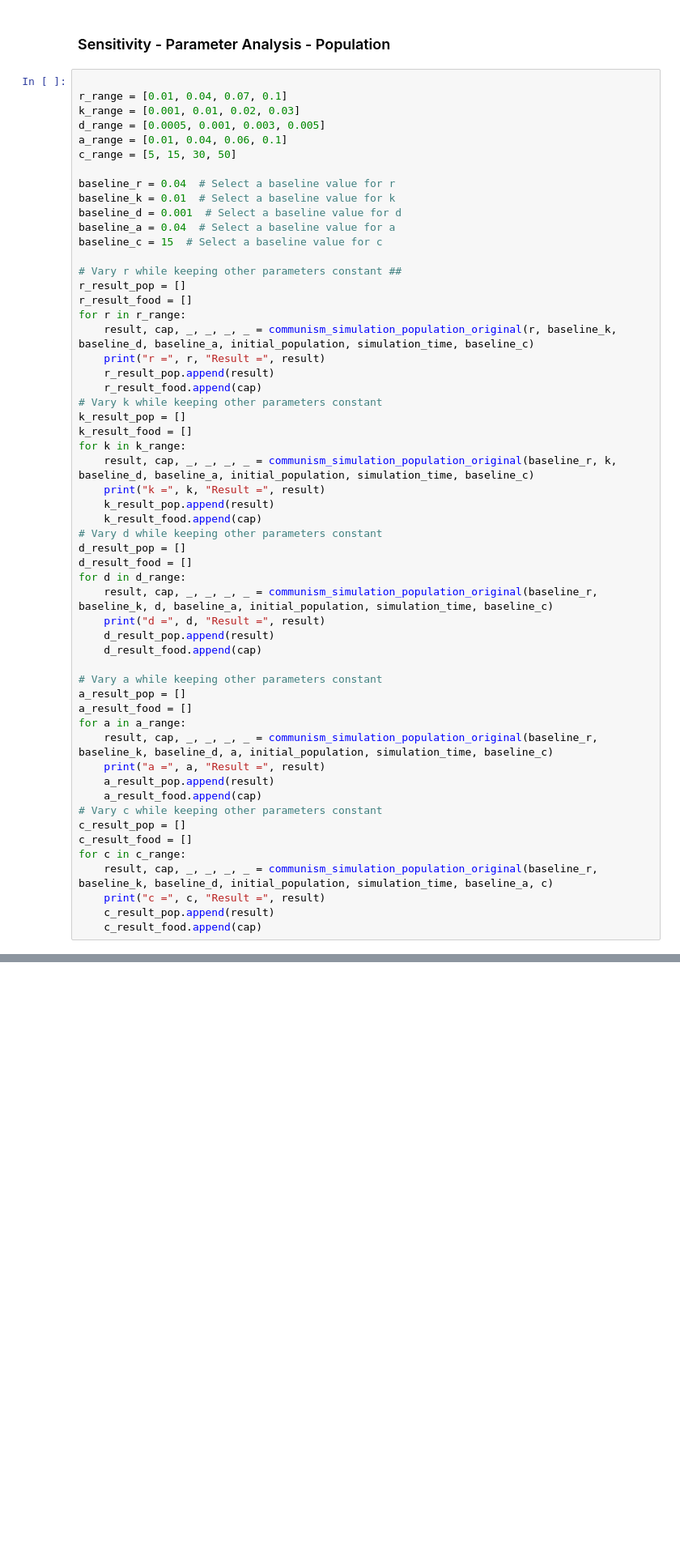
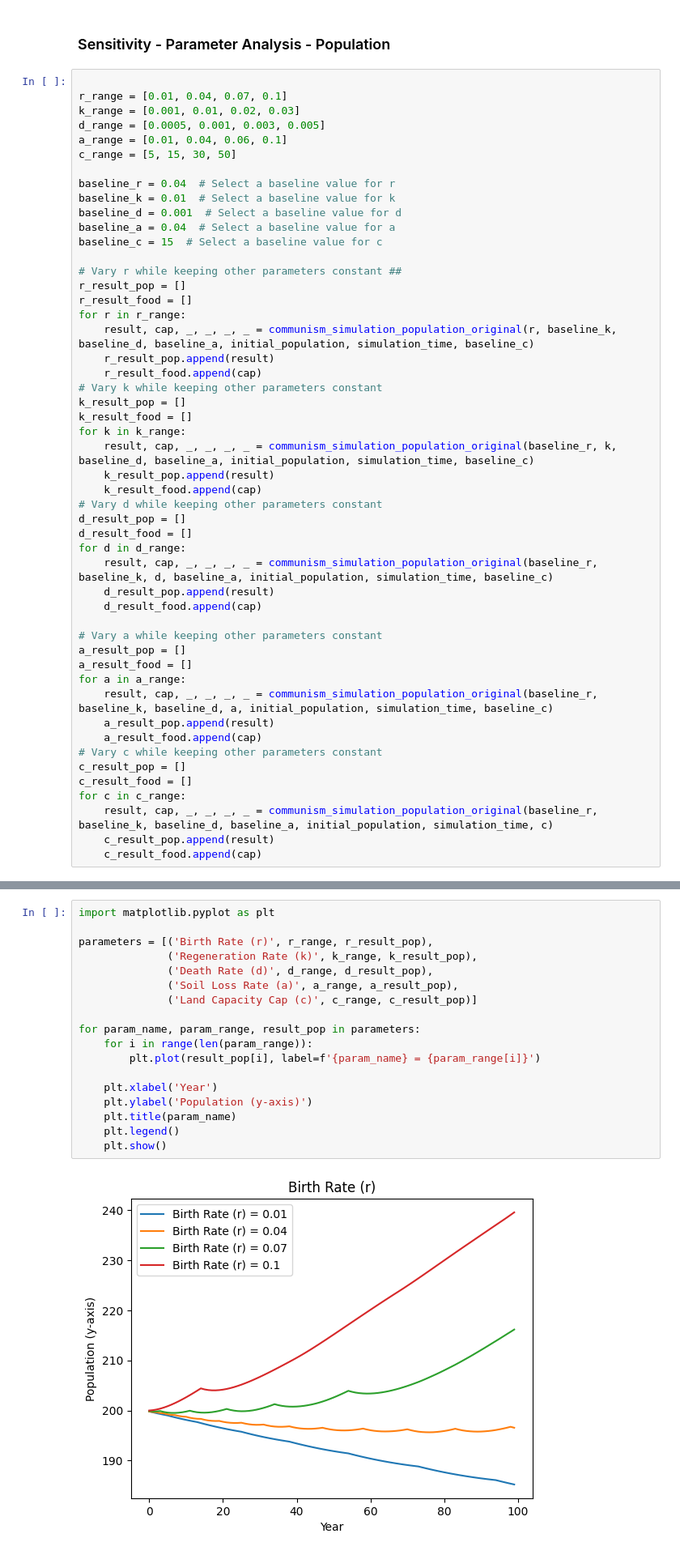
Before and after one commit to yutongliang723/Agent-Based-Model-CSH, a Jupyter notebook: Agent-Based Model - Week 2 - Yutong.ipynb, the cells around one changed output, grey strips where cells are left out. Shown at 81% size. Cells and saved outputs as stored; diff of their text form; blank space fills up the shorter version.

```diff
--- a/Agent-Based Model - Week 2 - Yutong.ipynb
+++ b/Agent-Based Model - Week 2 - Yutong.ipynb
@@ -243,7 +243,6 @@ r_result_pop = []
 r_result_food = []
 for r in r_range:
     result, cap, _, _, _, _ = communism_simulation_population_original(r, baseline_k, baseline_d, baseline_a, initial_population, simulation_time, baseline_c)
-    print("r =", r, "Result =", result)
     r_result_pop.append(result)
     r_result_food.append(cap)
 # Vary k while keeping other parameters constant
@@ -251,7 +250,6 @@ k_result_pop = []
 k_result_food = []
 for k in k_range:
     result, cap, _, _, _, _ = communism_simulation_population_original(baseline_r, k, baseline_d, baseline_a, initial_population, simulation_time, baseline_c)
-    print("k =", k, "Result =", result)
     k_result_pop.append(result)
     k_result_food.append(cap)
 # Vary d while keeping other parameters constant
@@ -259,7 +257,6 @@ d_result_pop = []
 d_result_food = []
 for d in d_range:
     result, cap, _, _, _, _ = communism_simulation_population_original(baseline_r, baseline_k, d, baseline_a, initial_population, simulation_time, baseline_c)
-    print("d =", d, "Result =", result)
     d_result_pop.append(result)
     d_result_food.append(cap)
 
@@ -268,14 +265,12 @@ a_result_pop = []
 a_result_food = []
 for a in a_range:
     result, cap, _, _, _, _ = communism_simulation_population_original(baseline_r, baseline_k, baseline_d, a, initial_population, simulation_time, baseline_c)
-    print("a =", a, "Result =", result)
     a_result_pop.append(result)
     a_result_food.append(cap)
 # Vary c while keeping other parameters constant
 c_result_pop = []
 c_result_food = []
 for c in c_range:
-    result, cap, _, _, _, _ = communism_simulation_population_original(baseline_r, baseline_k, baseline_d, initial_population, simulation_time, baseline_a, c)
-    print("c =", c, "Result =", result)
+    result, cap, _, _, _, _ = communism_simulation_population_original(baseline_r, baseline_k, baseline_d, baseline_a, initial_population, simulation_time, c)
     c_result_pop.append(result)
     c_result_food.append(cap)
@@ -299,0 +277,20 @@ TypeError: 'float' object cannot be interpreted as an integer
+# %%
+import matplotlib.pyplot as plt
+
+parameters = [('Birth Rate (r)', r_range, r_result_pop),
+              ('Regeneration Rate (k)', k_range, k_result_pop),
+              ('Death Rate (d)', d_range, d_result_pop),
+              ('Soil Loss Rate (a)', a_range, a_result_pop),
+              ('Land Capacity Cap (c)', c_range, c_result_pop)]
+
+for param_name, param_range, result_pop in parameters:
+    for i in range(len(param_range)):
+        plt.plot(result_pop[i], label=f'{param_name} = {param_range[i]}')
+
+    plt.xlabel('Year')
+    plt.ylabel('Population (y-axis)')
+    plt.title(param_name)
+    plt.legend()
+    plt.show()
+# %% [output]
+[figure, added]
```
Also changed, not shown: parts of 3 cells of this notebook.
